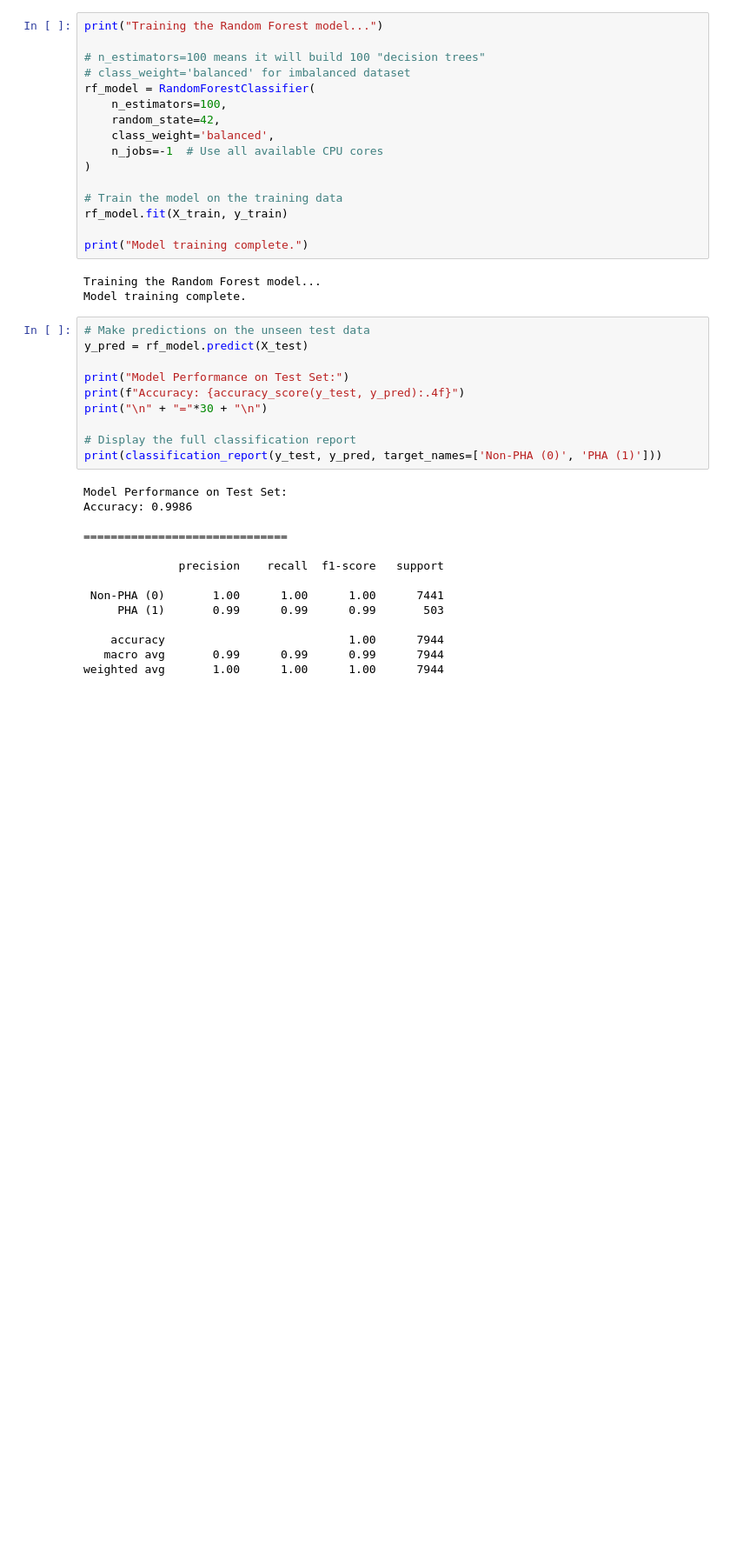
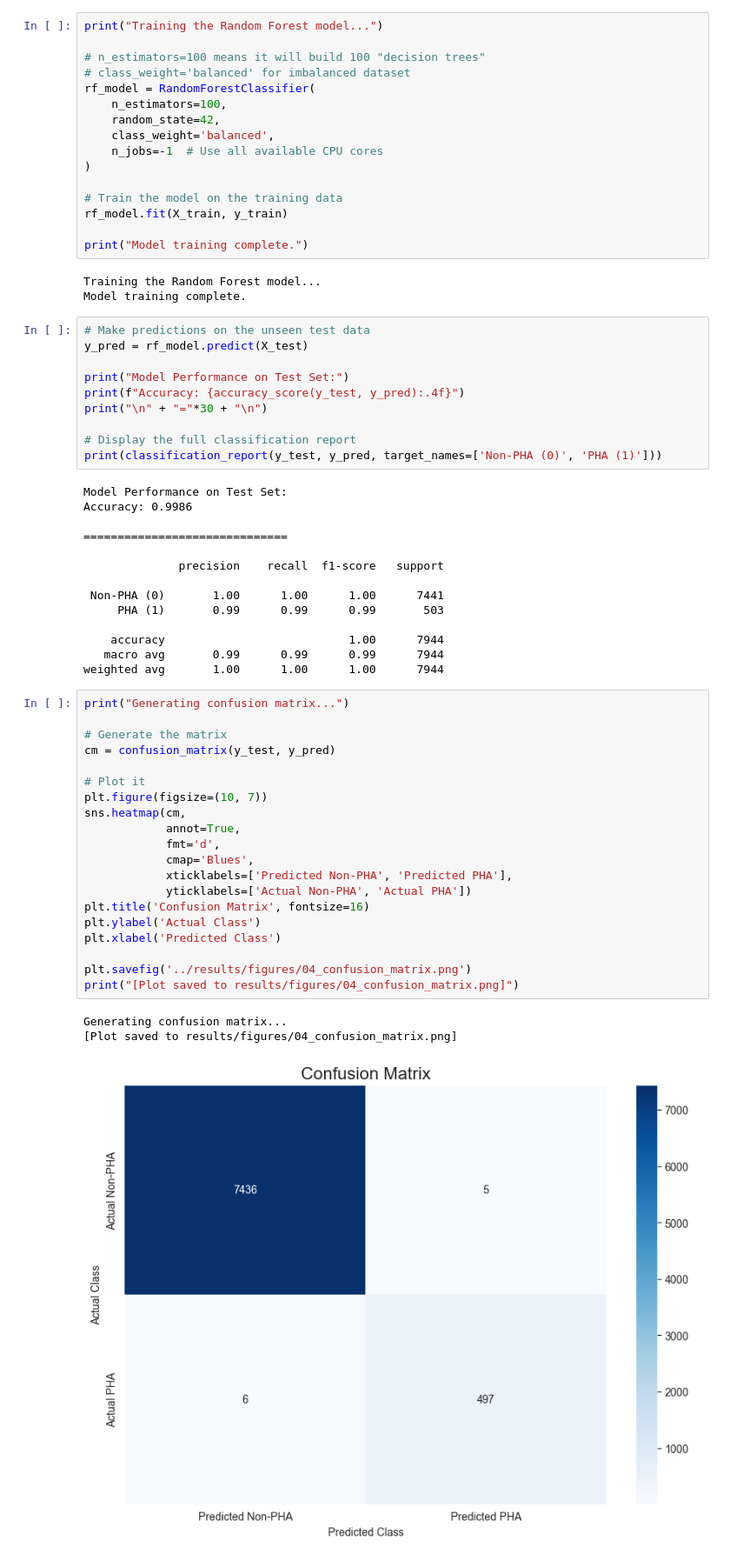
Before and after one commit to K4yan0/astro-classifier-rf, a Jupyter notebook: notebooks/03_Model_Training_and_Evaluation.ipynb, the cells around one changed output. Shown at 87% size. Drawn from its saved outputs; the diff is of its cells as text; blank space fills up the shorter version.

Commit message:
feat(result): checking for scientific interrest

```diff
--- a/notebooks/03_Model_Training_and_Evaluation.ipynb
+++ b/notebooks/03_Model_Training_and_Evaluation.ipynb
@@ -95,3 +95,27 @@ Accuracy: 0.9986
     accuracy                           1.00      7944
    macro avg       0.99      0.99      0.99      7944
 weighted avg       1.00      1.00      1.00      7944
+# %%
+print("Generating confusion matrix...")
+
+# Generate the matrix
+cm = confusion_matrix(y_test, y_pred)
+
+# Plot it
+plt.figure(figsize=(10, 7))
+sns.heatmap(cm,
+            annot=True,
+            fmt='d',
+            cmap='Blues',
+            xticklabels=['Predicted Non-PHA', 'Predicted PHA'],
+            yticklabels=['Actual Non-PHA', 'Actual PHA'])
+plt.title('Confusion Matrix', fontsize=16)
+plt.ylabel('Actual Class')
+plt.xlabel('Predicted Class')
+
+plt.savefig('../results/figures/04_confusion_matrix.png')
+print("[Plot saved to results/figures/04_confusion_matrix.png]")
+# %% [output]
+Generating confusion matrix...
+[Plot saved to results/figures/04_confusion_matrix.png]
+[figure, added]
```
Also changed, not shown: 1 other file.
